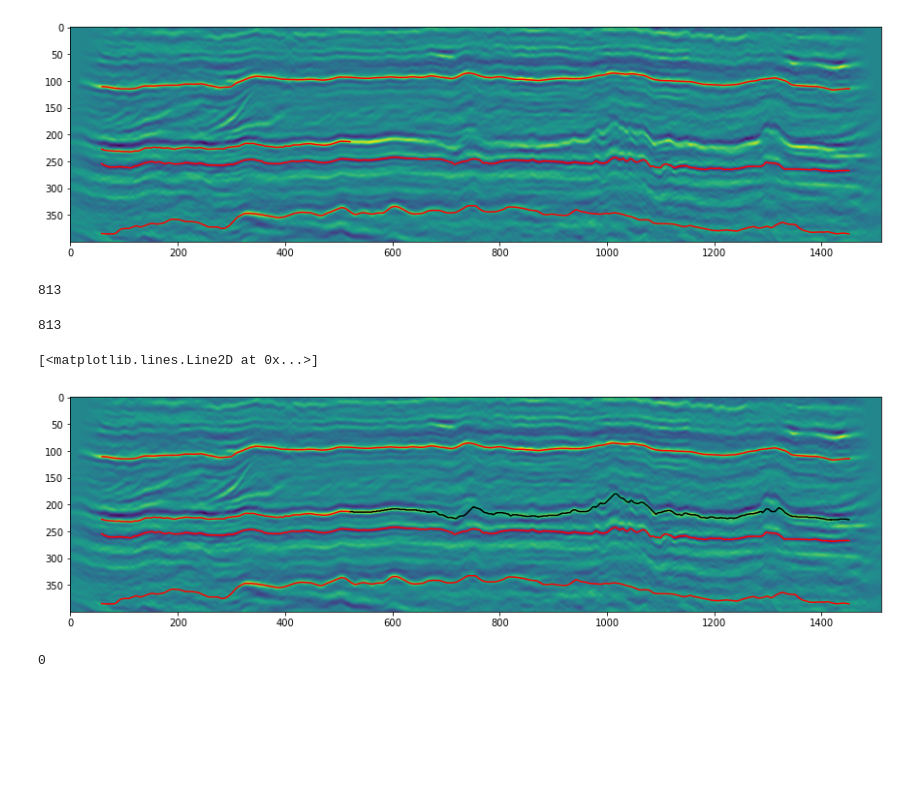
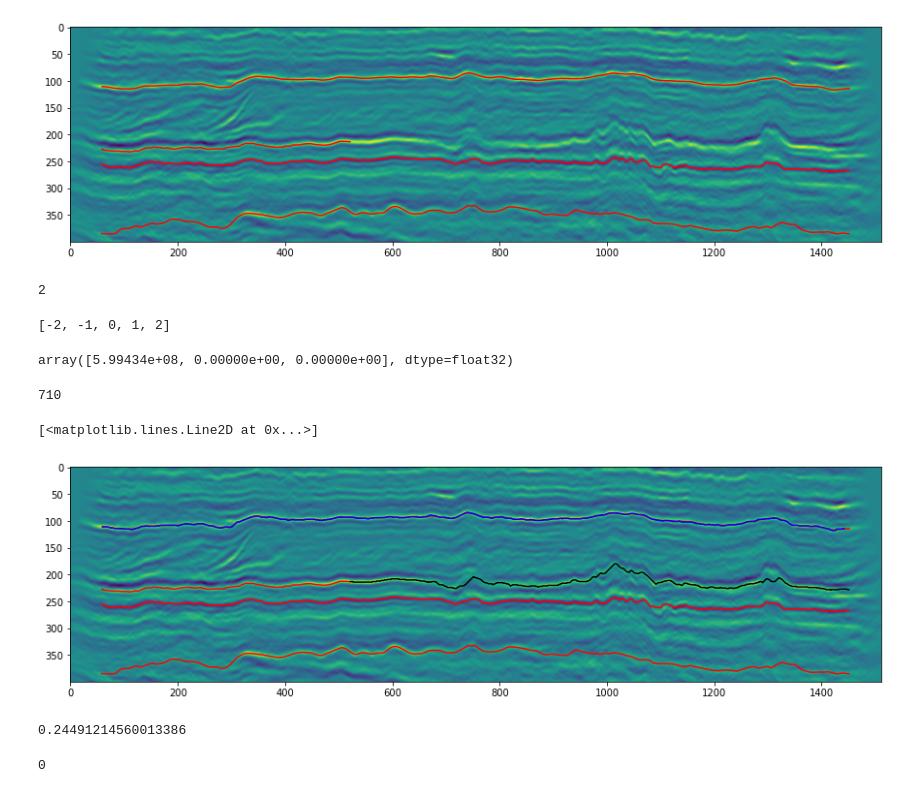
Before and after one commit to adelkaiarullin/shortest-path, a Jupyter notebook: emperical_solution.ipynb, the cells around one changed output. Saved outputs shown, nothing was run; the diff lists cells and outputs as text; code cells hidden in the pictures; blank space fills up the shorter version.

```diff
--- a/Untitled.ipynb
+++ b/emperical_solution.ipynb
@@ -99,35 +99,49 @@ plt.plot(l1_horizons_train.hor_4-600, color='red')
 # %% [output]
 [<matplotlib.lines.Line2D at 0x...>]
 [figure]
-# %%
-y_hat = np.zeros_like(my_submission.x.values)
-y_prev = l1_horizons_train.loc[l1_horizons_train.x == 521, 'hor_2']
-y_prev = int(y_prev)
-y_prev
-# %% [output]
-813
+# %%
+mid_point = 5 // 2
+mid_point
+# %% [output]
+2
+# %%
+[i for i in range(-mid_point, mid_point + 1)]
+# %% [output]
+[-2, -1, 0, 1, 2]
+# %%
+all_data_l1.T[[1+700,2,3], [100,2,3]]
+# %% [output]
+array([5.99434e+08, 0.00000e+00, 0.00000e+00], dtype=float32)
 # %%
-y_hat = np.zeros_like(my_submission.x.values)
-y_prev = l1_horizons_train.loc[l1_horizons_train.x == 521, 'hor_2']
+start_idx = 60
+end_idx = 1442
+tmp = l1_horizons_train.loc[start_idx:end_idx].copy()
+y_hat2 = np.zeros_like(tmp.x.values)
+
+y_prev = l1_horizons_train.loc[start_idx-1, 'hor_1']
 y_prev = int(y_prev)
 print(y_prev)
 
-for i, x in enumerate(my_submission.x):
-    upd = np.argmax(np.array([  all_data_l1.T[y_prev-1, x],
-                                all_data_l1.T[y_prev, x],
-                                all_data_l1.T[y_prev+1, x] ]))
+N_neighbours = 3
+for i, x in enumerate(tmp.x):
+    mid_point = N_neighbours // 2
+    neighbours = np.array([all_data_l1.T[y_prev+j, x] for j in range(-mid_point, mid_point + 1)])
 
-    y_prev += (upd - 1)
-    y_hat[i] = y_prev
+    assert N_neighbours == len(neighbours)
+
+    upd = np.argmax(neighbours)
+    y_prev += (upd - mid_point)
+    y_hat2[i] = y_prev
 # %% [output]
-813
+710
 # %%
 plt.imshow(all_data_l1.T[600:1000])
 plt.plot(l1_horizons_train.hor_1-600, color='red')
 plt.plot(l1_horizons_train.hor_2-600, color='red')
 plt.plot(my_submission.x.values, y_hat-600, color='black')
+plt.plot(tmp.x.values, y_hat2-600, color='blue')
 plt.plot(l1_horizons_train.hor_3-600, color='red')
 plt.plot(l1_horizons_train.hor_4-600, color='red')
 # %% [output]
 [<matplotlib.lines.Line2D at 0x...>]
-[figure, old version]
+[figure, new version]
@@ -134 +158,5 @@ plt.plot(l1_horizons_train.hor_4-600, color='red')
+# %%
+F(tmp.x.values, tmp.hor_1.values.astype(int), y_hat2, all_data_l1)
+# %% [output]
+0.24491214560013386
 # %%
```
Also changed, not shown: parts of 3 cells of this notebook, 1 other file.
